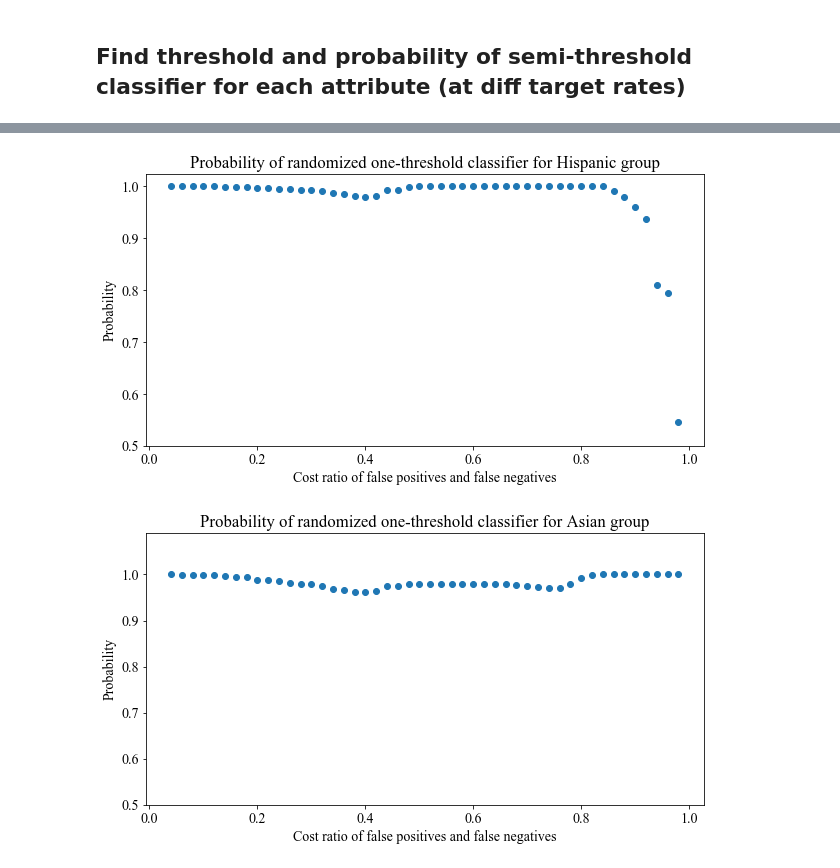
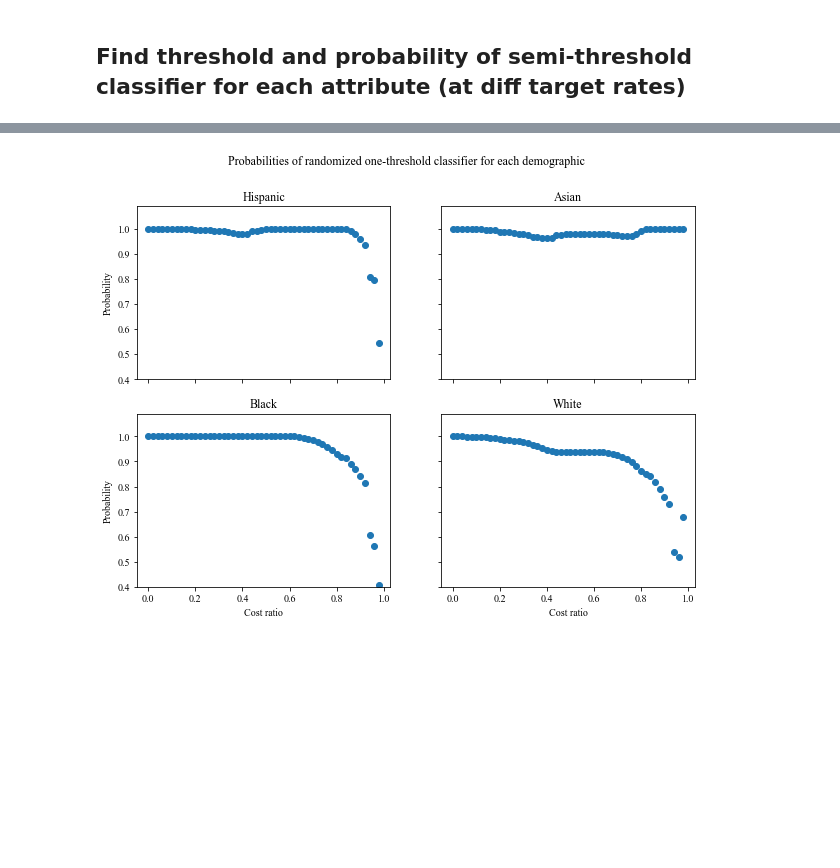
Before and after one commit to nrajanee/ExperimentsforEqOdsNondecreasingCondProbsPaper, a Jupyter notebook: explore_plot_data_fico.ipynb, the cells around one changed output, grey strips where cells are left out. Drawn from its saved outputs; the diff is of its cells as text; code cells hidden in the pictures; blank space fills up the shorter version.

```diff
--- a/explore_plot_data_fico.ipynb
+++ b/explore_plot_data_fico.ipynb
@@ -415,30 +423,32 @@ f.savefig('figures/threshold_fico_loss_Asian',dpi=300)
 # %%
 ### Plot probability vs loss ratio
-# %%
-f = plt.figure(figsize=(10, 5))
-plt.rcParams.update({'font.size': 14})
-plt.rcParams["font.family"] = "serif"
-plt.rcParams["font.serif"] = "Times New Roman"
-plt.plot(target_rate_list,ta_pa_attr_dict['Hispanic'][0],'o')
-plt.title('Probability of randomized one-threshold classifier for Hispanic group')
-plt.ylabel('Probability')
-plt.xlabel('Cost ratio of false positives and false negatives')
-plt.ylim(0.5)
-plt.show()
-f.savefig('figures/probability_fico_loss_hispanic',dpi=300)
-# %% [output]
-[figure, removed]
-# %%
-f = plt.figure(figsize=(10, 5))
-plt.rcParams.update({'font.size': 14})
-plt.rcParams["font.family"] = "serif"
-plt.rcParams["font.serif"] = "Times New Roman"
-plt.plot(target_rate_list,ta_pa_attr_dict['Asian'][0],'o')
-plt.title('Probability of randomized one-threshold classifier for Asian group')
-plt.ylabel('Probability')
-plt.xlabel('Cost ratio of false positives and false negatives')
-plt.ylim(0.5,1.09)
-plt.show()
-f.savefig('figures/probability_fico_loss_Asian',dpi=300)
-# %% [output]
-[figure, removed]
+# %%
+fig, axs = plt.subplots(2,2,figsize=(10, 7))
+fig.suptitle('Probabilities of randomized one-threshold classifier for each demographic')
+plt.rcParams.update({'font.size': 10})
+plt.rcParams["font.family"] = "serif"
+plt.rcParams["font.serif"] = "Times New Roman"
+axs[0,0].plot(target_rate_list,ta_pa_attr_dict['Hispanic'][0],'o')
+axs[0,0].set_ylim(0.4,1.09)
+axs[0,0].set_title('Hispanic')
+axs[0,1].plot(target_rate_list,ta_pa_attr_dict['Asian'][0],'o')
+axs[0,1].set_ylim(0.4,1.09)
+axs[0,1].set_title('Asian')
+axs[1,0].plot(target_rate_list,ta_pa_attr_dict['Black'][0],'o')
+axs[1,0].set_ylim(0.4,1.09)
+axs[1,0].set_title('Black')
+axs[1,1].plot(target_rate_list,ta_pa_attr_dict['White'][0],'o')
+axs[1,1].set_ylim(0.4,1.09)
+axs[1,1].set_title('White')
+
+for ax in axs.flat:
+    ax.set(xlabel='Cost ratio', ylabel='Probability')
+
+for ax in axs.flat:
+    ax.label_outer()
+#plt.ylabel('Threshold')
+#plt.xlabel('Cost ratio of false positives and false negatives')
+plt.show()
+fig.savefig('figures/probability_fico_loss_atrrs',dpi=300)
+# %% [output]
+[figure, added]
```
Also changed, not shown: parts of 6 cells of this notebook, 8 other files.
